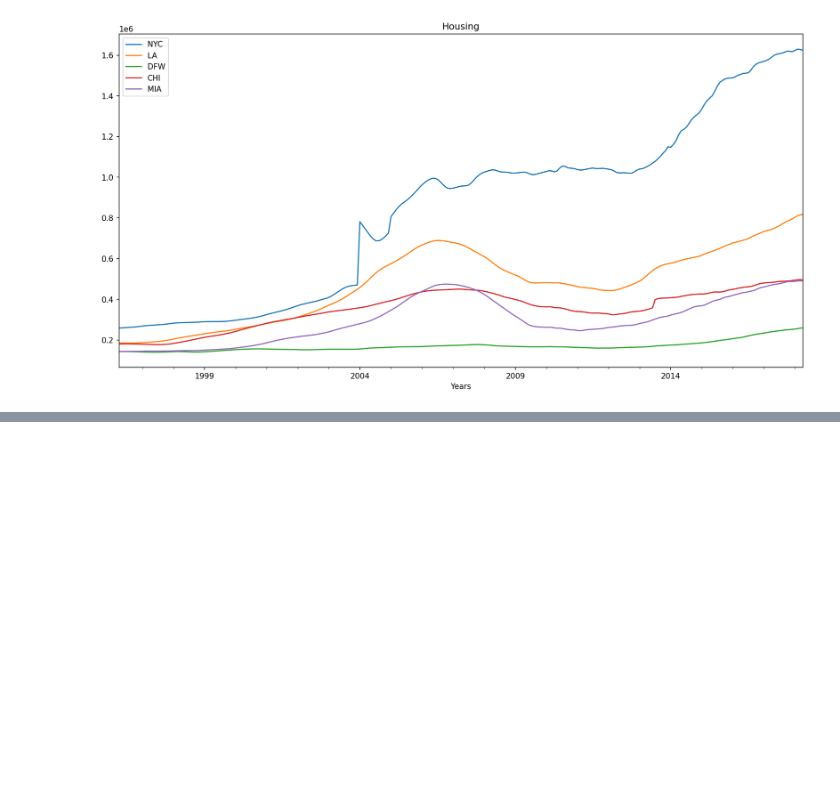
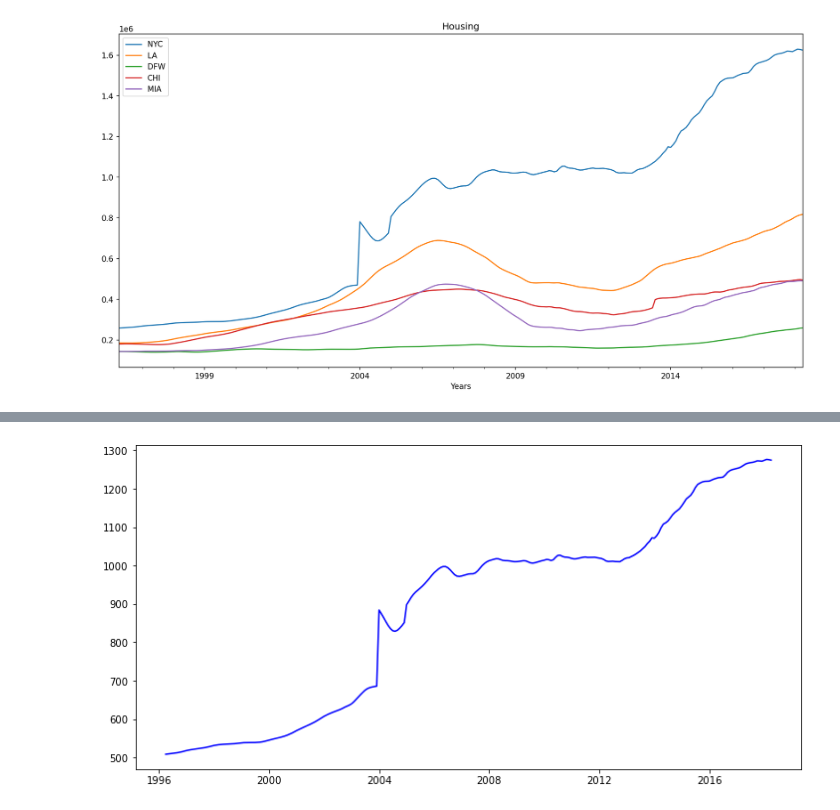
Before and after one commit to sarahadamsjack/time-series, a Jupyter notebook: clay_eda.ipynb, the cells around one changed output, grey strips where cells are left out. Saved outputs shown, nothing was run; the diff lists cells and outputs as text; code cells hidden in the pictures; blank space fills up the shorter version.

```diff
--- a/clay_eda.ipynb
+++ b/clay_eda.ipynb
@@ -174,0 +232,7 @@ plt.legend();
+# %%
+# let's try a sqrt transformation
+df_sqrt_nyc = np.sqrt(df_nyc)
+fig = plt.figure(figsize=(12,6))
+plt.plot(df_sqrt, color='blue');
+# %% [output]
+[figure, added]
```
Also changed, not shown: parts of 50 cells of this notebook.
